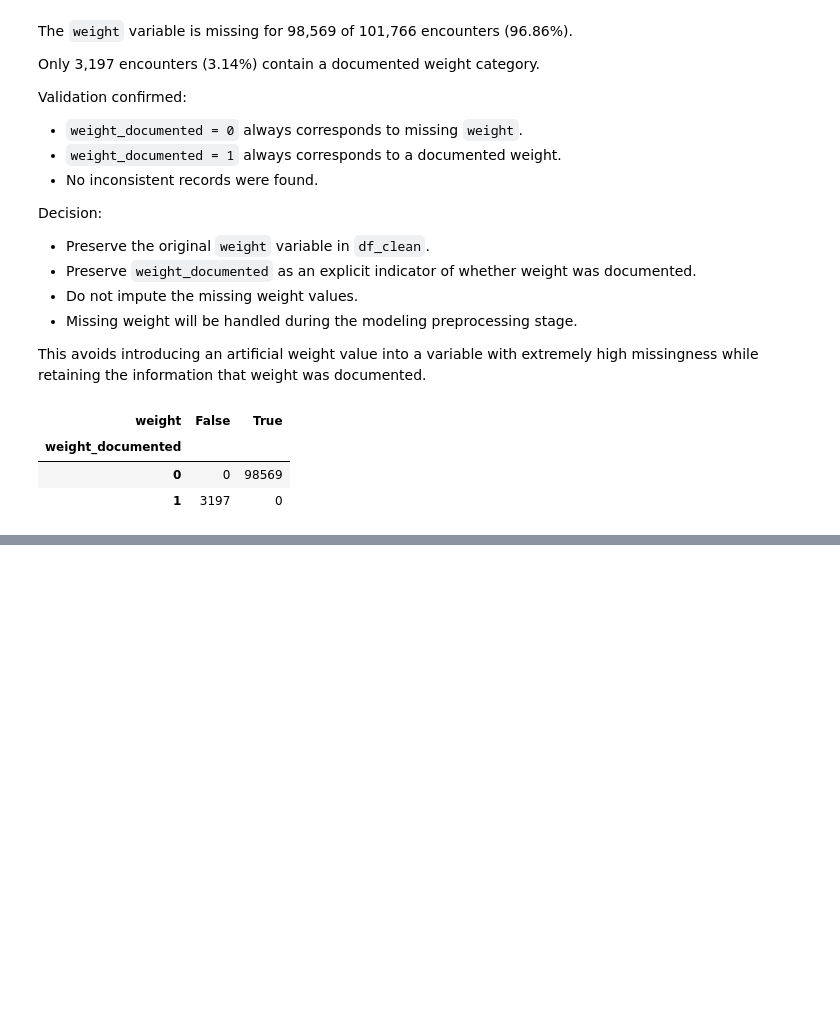
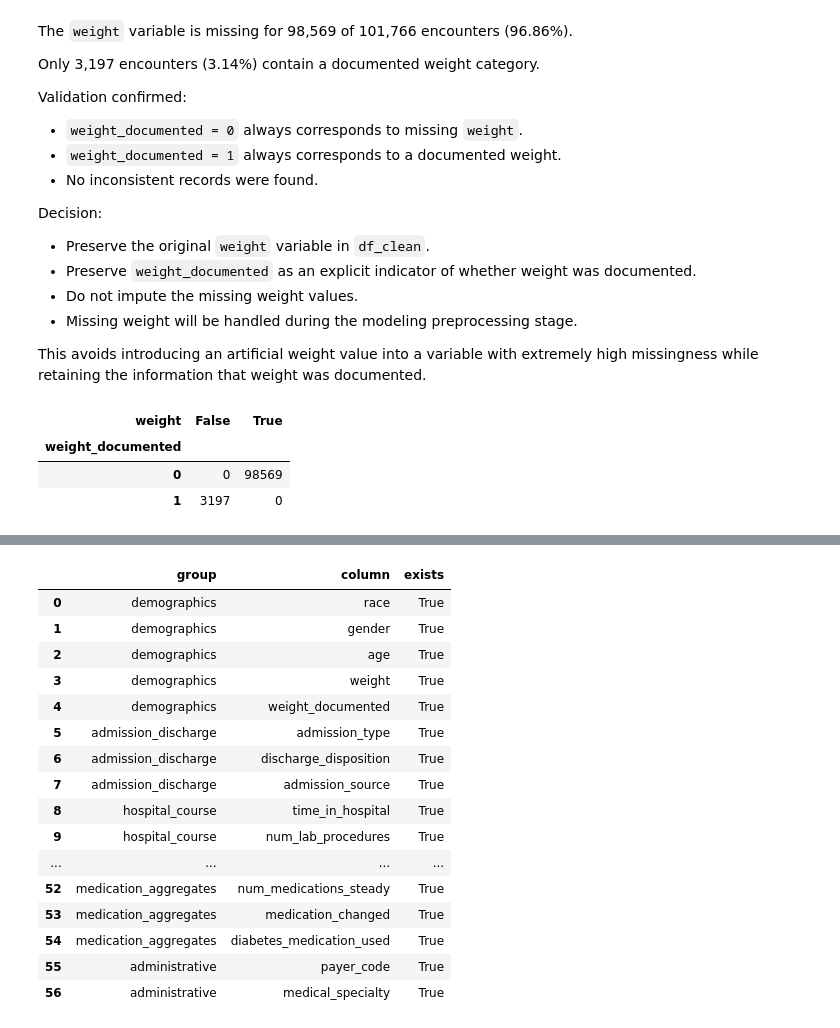
Before and after one commit to amanchaurasia512/diabetes-130-hospitals, a Jupyter notebook: Notebook/02_data_cleaning.ipynb, the cells around one changed output, grey strips where cells are left out. Saved outputs shown, nothing was run; the diff lists cells and outputs as text; code cells hidden in the pictures; blank space fills up the shorter version.

```diff
--- a/Notebook/02_data_cleaning.ipynb
+++ b/Notebook/02_data_cleaning.ipynb
@@ -3196,0 +3350,3 @@ weight_check
+# %%
+for i, col in enumerate(df_model.columns, start=1):
+    print(f"{i:02d}. {col}")
@@ -3196,0 +3490,96 @@ weight_check
+# %%
+candidate_groups = {
+    'demographics': [
+        'race',
+        'gender',
+        'age',
+        'weight',
+        'weight_documented'
+    ],
+
+    'admission_discharge': [
+        'admission_type',
+        'discharge_disposition',
+        'admission_source'
+    ],
+
+    'hospital_course': [
+        'time_in_hospital',
+        'num_lab_procedures',
+        'num_procedures',
+        'num_medications',
+        'number_diagnoses'
+    ],
+
+    'prior_utilization': [
+        'number_outpatient',
+        'number_emergency',
+        'number_inpatient'
+    ],
+
+    'diagnoses': [
+        'diag_1',
+        'diag_2',
+        'diag_3',
+        'diag_1_group',
+        'diag_2_group',
+        'diag_3_group'
+    ],
+
+    'glycemic_measurements': [
+        'max_glu_serum',
+        'max_glu_serum_level',
+        'max_glu_serum_documented',
+        'A1Cresult',
+        'A1C_level',
+        'A1C_documented'
+    ],
+
+    'medications': medication_cols,
+
+    'medication_aggregates': [
+        'num_medications_active',
+        'num_medications_up',
+        'num_medications_down',
+        'num_medications_steady',
+        'medication_changed',
+        'diabetes_medication_used'
+    ],
+
+    'administrative': [
+        'payer_code',
+        'medical_specialty'
+    ]
+}
+
+candidate_rows = []
+
+for group, columns in candidate_groups.items():
+    for col in columns:
+        candidate_rows.append({
+            'group': group,
+            'column': col,
+            'exists': col in df_model.columns
+        })
+
+candidate_audit = pd.DataFrame(candidate_rows)
+
+candidate_audit
+# %% [output]
+|  | group | column | exists |
+| 0 | demographics | race | True |
+| 1 | demographics | gender | True |
+| 2 | demographics | age | True |
+| 3 | demographics | weight | True |
+| 4 | demographics | weight_documented | True |
+| 5 | admission_discharge | admission_type | True |
+| 6 | admission_discharge | discharge_disposition | True |
+| 7 | admission_discharge | admission_source | True |
+| 8 | hospital_course | time_in_hospital | True |
+| 9 | hospital_course | num_lab_procedures | True |
+| ... | ... | ... | ... |
+| 52 | medication_aggregates | num_medications_steady | True |
+| 53 | medication_aggregates | medication_changed | True |
+| 54 | medication_aggregates | diabetes_medication_used | True |
+| 55 | administrative | payer_code | True |
+| 56 | administrative | medical_specialty | True |
```
Also changed, not shown: parts of 24 cells of this notebook.
